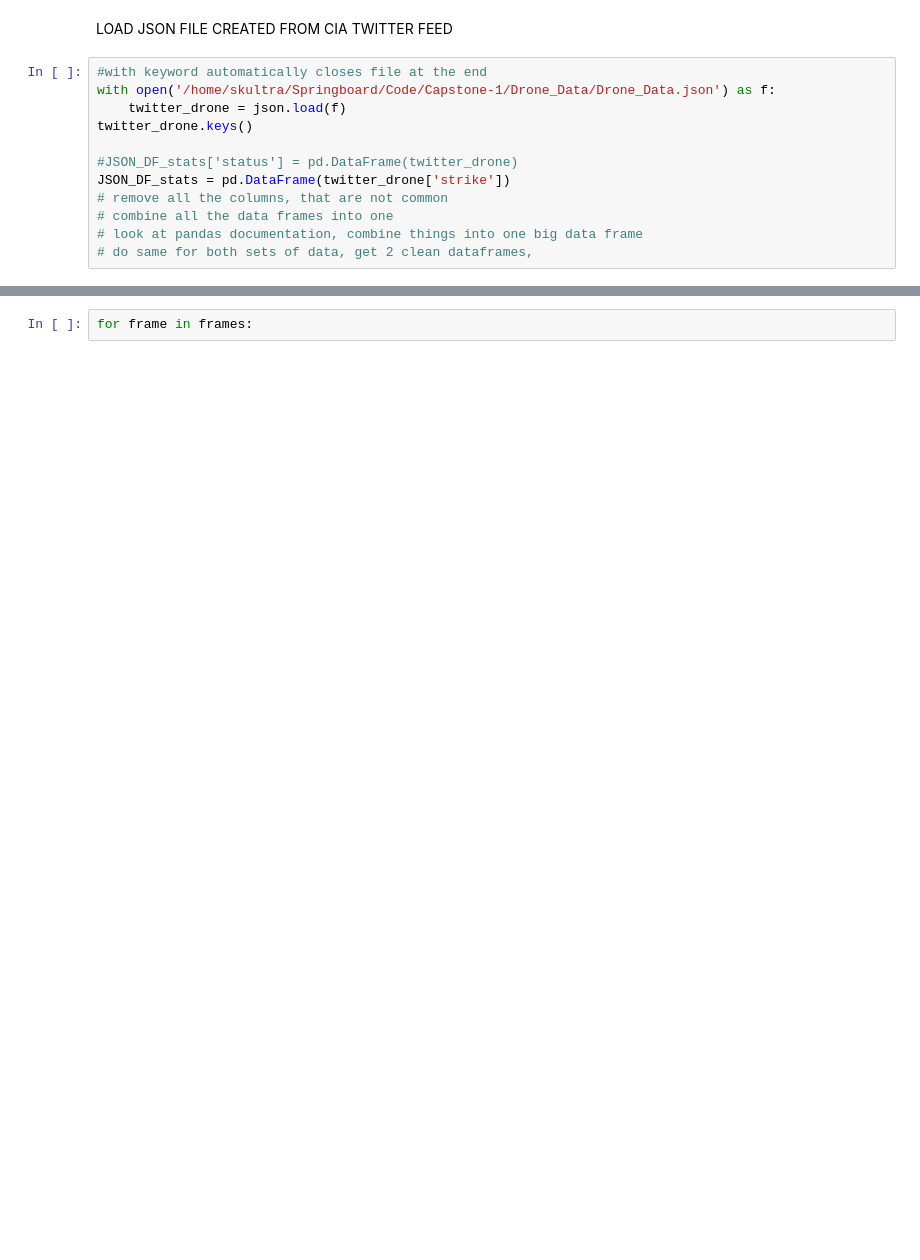
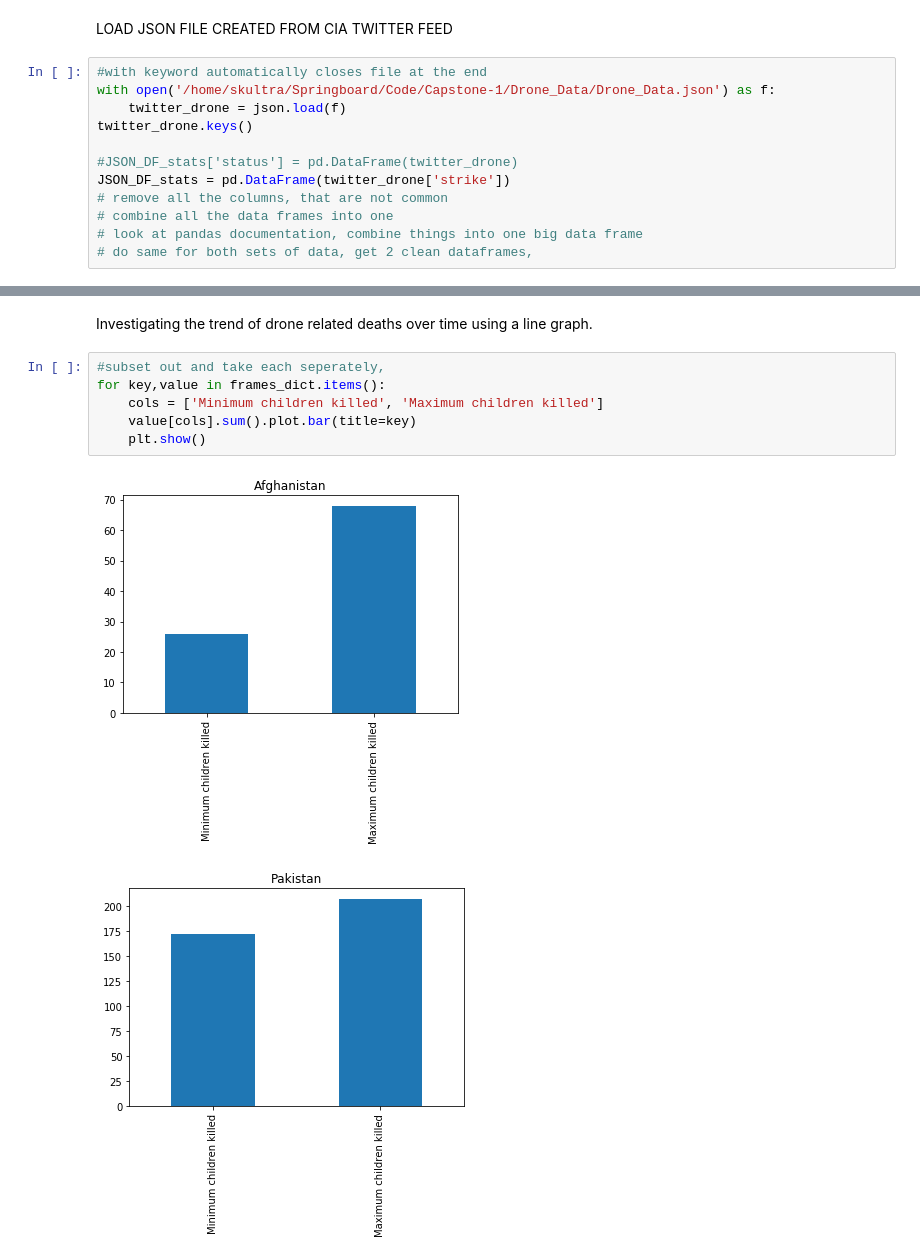
Before and after one commit to leenpaws/Capstone-1, a Jupyter notebook: Visualization/Drone_visualization.ipynb, the cells around one changed output, grey strips where cells are left out. Drawn from its saved outputs; the diff is of its cells as text; blank space fills up the shorter version.

```diff
--- a/Visualization/Drone_visualization.ipynb
+++ b/Visualization/Drone_visualization.ipynb
@@ -101,2 +154,11 @@ for frame in frames:
-# %%
-for frame in frames:
+# %% [markdown]
+Investigating the trend of drone related deaths over time using a line graph.
+# %%
+#subset out and take each seperately,
+for key,value in frames_dict.items():
+    cols = ['Minimum children killed', 'Maximum children killed']
+    value[cols].sum().plot.bar(title=key)
+    plt.show()
+# %% [output]
+[figure, added]
+[figure, added]
```
Also changed, not shown: parts of 16 cells of this notebook, 5 other files.
